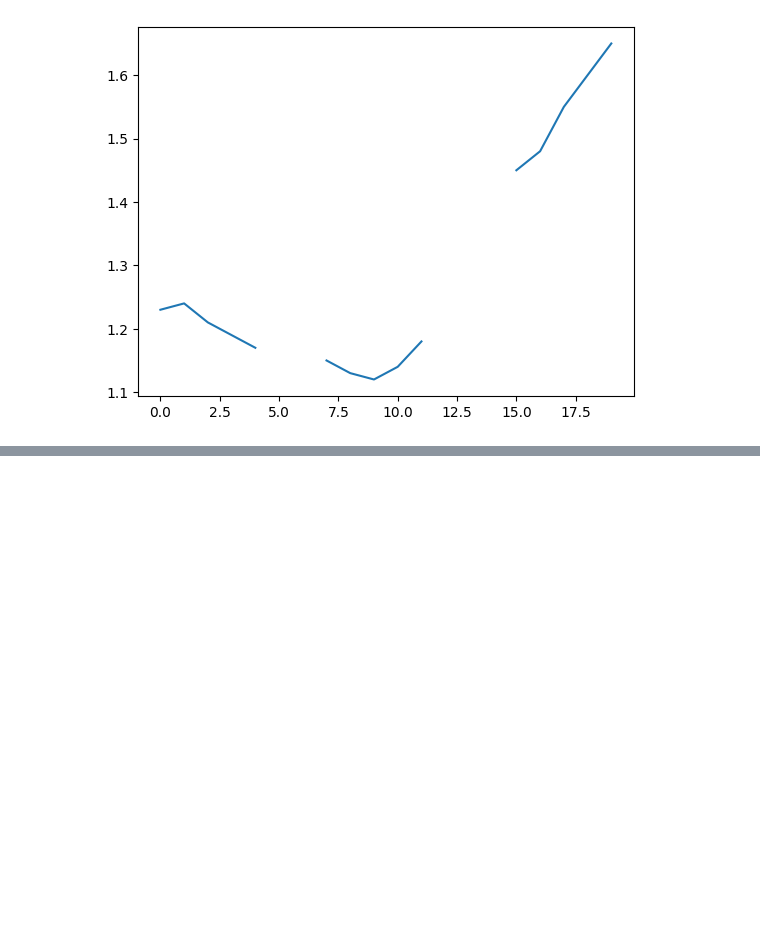
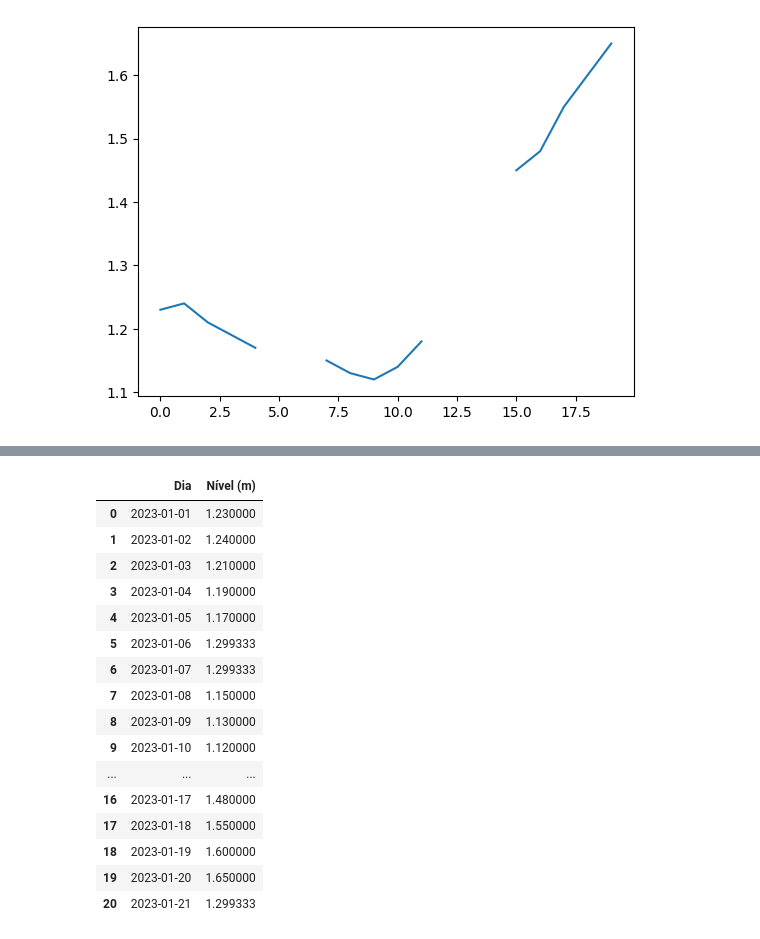
Before and after one commit to DuxAlex/pandas-curso, a Jupyter notebook: aula4/teste.ipynb, the cells around one changed output, grey strips where cells are left out. Cells and saved outputs as stored; diff of their text form; code cells hidden in the pictures; blank space fills up the shorter version.

```diff
--- a/aula4/teste.ipynb
+++ b/aula4/teste.ipynb
@@ -40,0 +49,20 @@ df['Nível (m)'].mean()
+# %%
+df
+# %% [output]
+|  | Dia | Nível (m) |
+| 0 | 2023-01-01 | 1.230000 |
+| 1 | 2023-01-02 | 1.240000 |
+| 2 | 2023-01-03 | 1.210000 |
+| 3 | 2023-01-04 | 1.190000 |
+| 4 | 2023-01-05 | 1.170000 |
+| 5 | 2023-01-06 | 1.299333 |
+| 6 | 2023-01-07 | 1.299333 |
+| 7 | 2023-01-08 | 1.150000 |
+| 8 | 2023-01-09 | 1.130000 |
+| 9 | 2023-01-10 | 1.120000 |
+| ... | ... | ... |
+| 16 | 2023-01-17 | 1.480000 |
+| 17 | 2023-01-18 | 1.550000 |
+| 18 | 2023-01-19 | 1.600000 |
+| 19 | 2023-01-20 | 1.650000 |
+| 20 | 2023-01-21 | 1.299333 |
```
Also changed, not shown: parts of 7 cells of this notebook, 3 other files.
